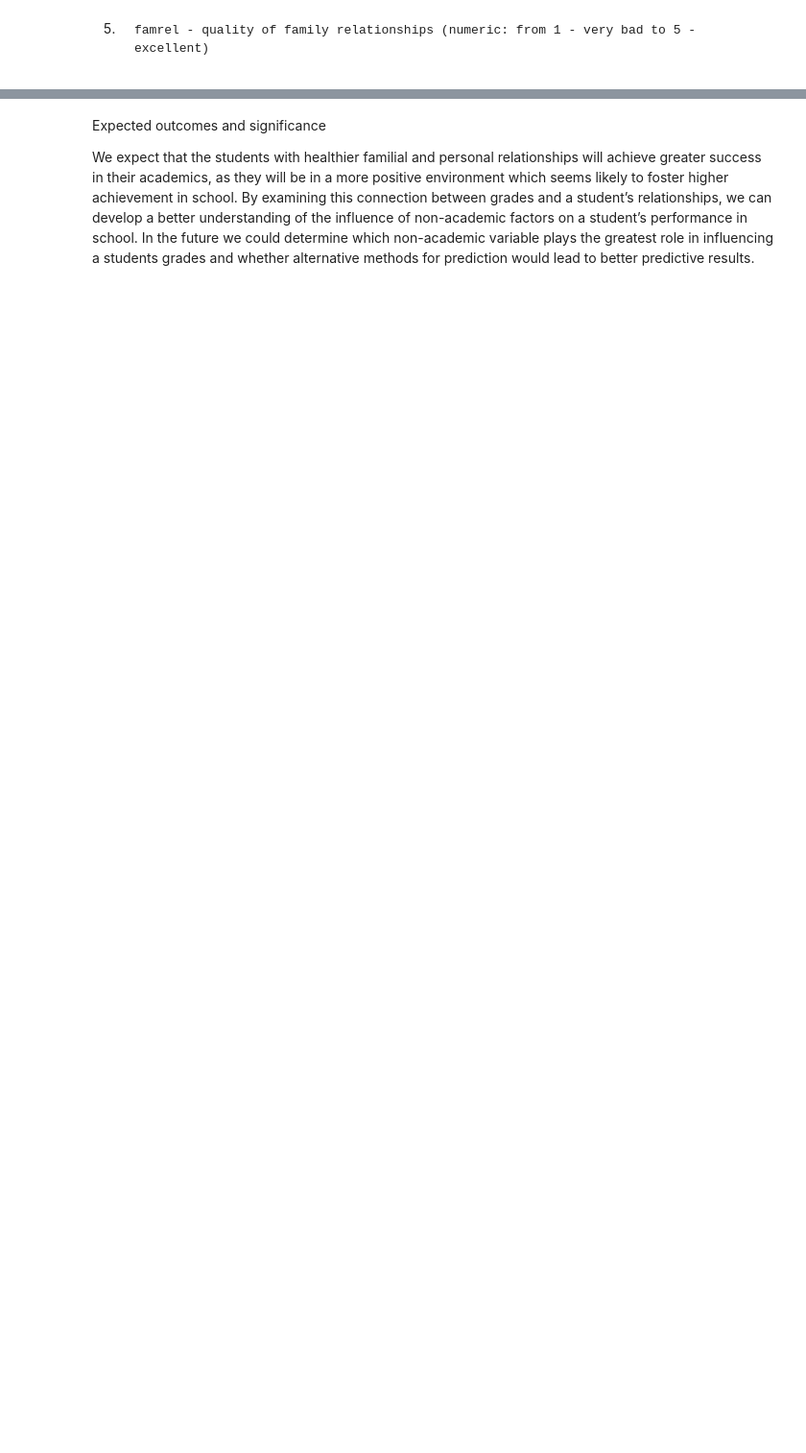
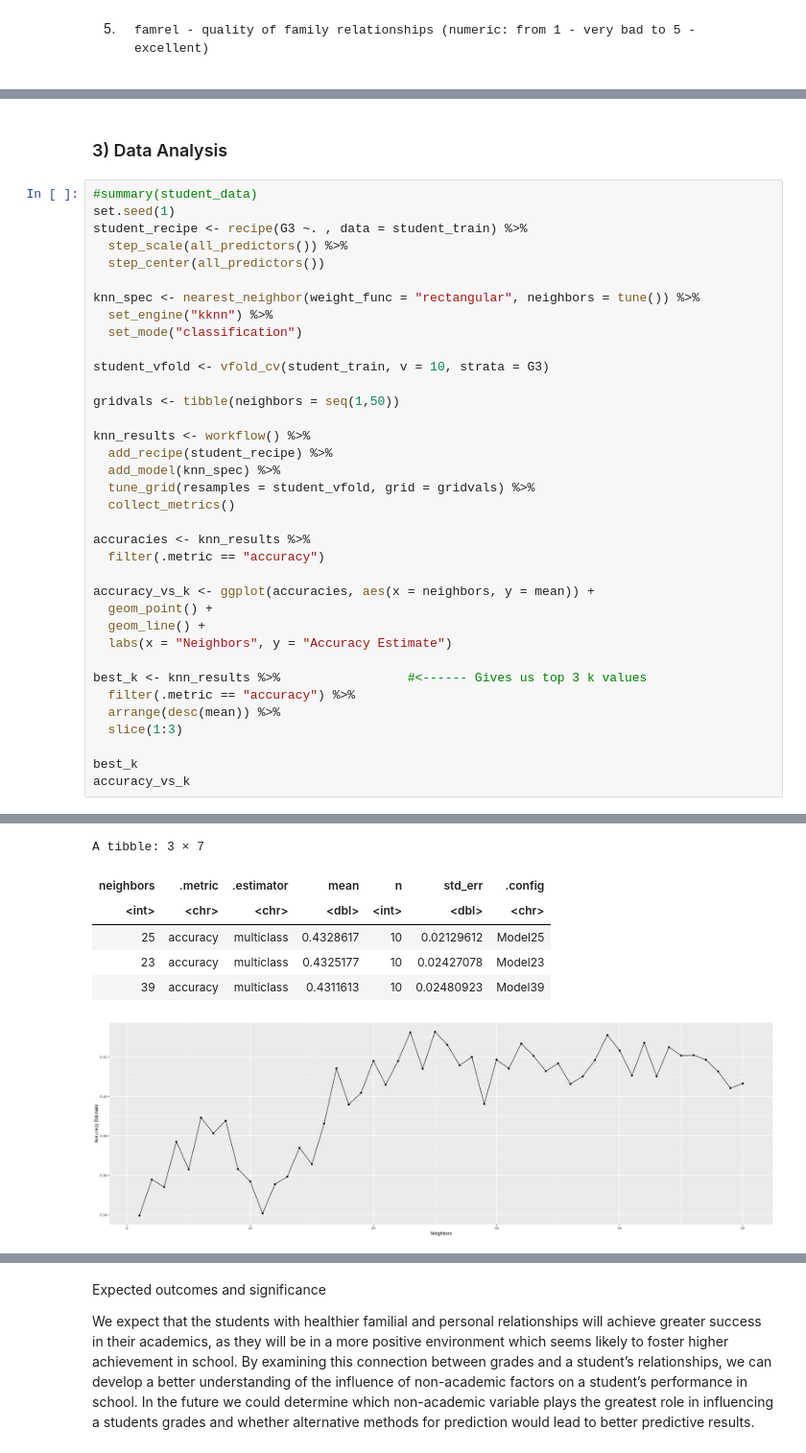
Before and after one commit to savannaskinner/DSCI100GroupProject, a Jupyter notebook: Group_project.ipynb, the cells around one changed output, grey strips where cells are left out. Shown at 96% size. Drawn from its saved outputs; the diff is of its cells as text; blank space fills up the shorter version.

Commit message:
Methods & Results finished?
Almost done methods and results

```diff
--- a/Group_project.ipynb
+++ b/Group_project.ipynb
@@ -199,0 +216,39 @@ We will conduct our data analysis through classification using the KNN algorithm
+# %% [markdown]
+### 3) Data Analysis
+# %%
+#summary(student_data)
+set.seed(1)
+student_recipe <- recipe(G3 ~. , data = student_train) %>%
+  step_scale(all_predictors()) %>%
+  step_center(all_predictors())
+
+knn_spec <- nearest_neighbor(weight_func = "rectangular", neighbors = tune()) %>%
+  set_engine("kknn") %>%
+  set_mode("classification")
+
+student_vfold <- vfold_cv(student_train, v = 10, strata = G3)
+
+gridvals <- tibble(neighbors = seq(1,50))
+
+knn_results <- workflow() %>%
+  add_recipe(student_recipe) %>%
+  add_model(knn_spec) %>%
+  tune_grid(resamples = student_vfold, grid = gridvals) %>%
+  collect_metrics()
+
+accuracies <- knn_results %>%
+  filter(.metric == "accuracy")
+
+accuracy_vs_k <- ggplot(accuracies, aes(x = neighbors, y = mean)) +
+  geom_point() +
+  geom_line() +
+  labs(x = "Neighbors", y = "Accuracy Estimate")
+
+best_k <- knn_results %>%                 #<------ Gives us top 3 k values
+  filter(.metric == "accuracy") %>%
+  arrange(desc(mean)) %>%
+  slice(1:3)
+
+best_k
+accuracy_vs_k
+# %% [output]
@@ -199,0 +266,7 @@ We will conduct our data analysis through classification using the KNN algorithm
+A tibble: 3 × 7
+| neighbors | .metric | .estimator | mean | n | std_err | .config |
+| <int> | <chr> | <chr> | <dbl> | <int> | <dbl> | <chr> |
+| 25 | accuracy | multiclass | 0.4328617 | 10 | 0.02129612 | Model25 |
+| 23 | accuracy | multiclass | 0.4325177 | 10 | 0.02427078 | Model23 |
+| 39 | accuracy | multiclass | 0.4311613 | 10 | 0.02480923 | Model39 |
+[figure, added]
```
Also changed, not shown: parts of 36 cells of this notebook, 1 other file.
